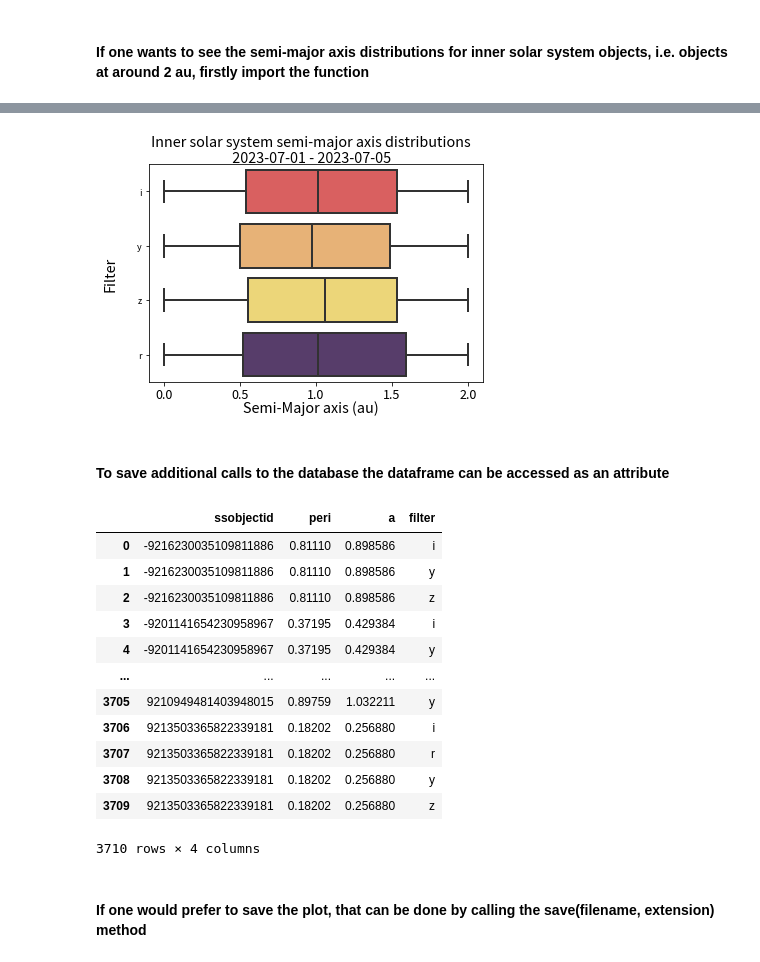
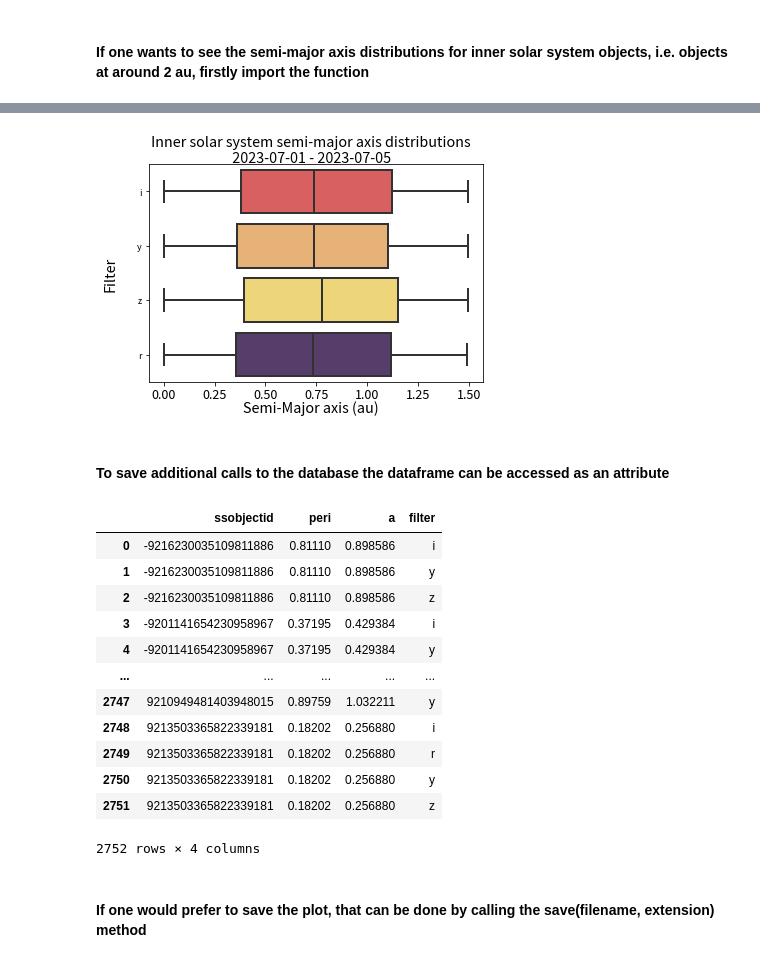
Before and after one commit to QUB-Planet-Lab/LSST_Solar_System_Plotting_Tools, a Jupyter notebook: PlottingTools/Tutorial/examples.ipynb, the cells around one changed output, grey strips where cells are left out. Cells and saved outputs as stored; diff of their text form; code cells hidden in the pictures.

```diff
--- a/PlottingTools/Tutorial/examples.ipynb
+++ b/PlottingTools/Tutorial/examples.ipynb
@@ -17,6 +17,7 @@ example_1 = semi_major_axis(start_time = "2023-07-01", \
                             end_time = "2023-07-05", \
                             plot_type="BOX", \
                             filters=['g','r', 'i', 'z', 'y'], \
-                            max_a = 2, \
+                            min_a = 0,
+                            max_a = 1.5, \
                             title="Inner solar system semi-major axis distributions\n 2023-07-01 - 2023-07-05")
 # %% [output]
@@ -25,4 +26,4 @@ Wall time: 2.56 s
-[figure, old version]
+[figure, new version]
 # %% [markdown]
 #### To save additional calls to the database the dataframe can be accessed as an attribute
 # %%
@@ -35,12 +36,12 @@ example_1.data
 | 3 | -9201141654230958967 | 0.37195 | 0.429384 | i |
 | 4 | -9201141654230958967 | 0.37195 | 0.429384 | y |
 | ... | ... | ... | ... | ... |
-| 3705 | 9210949481403948015 | 0.89759 | 1.032211 | y |
-| 3706 | 9213503365822339181 | 0.18202 | 0.256880 | i |
-| 3707 | 9213503365822339181 | 0.18202 | 0.256880 | r |
-| 3708 | 9213503365822339181 | 0.18202 | 0.256880 | y |
-| 3709 | 9213503365822339181 | 0.18202 | 0.256880 | z |
+| 2747 | 9210949481403948015 | 0.89759 | 1.032211 | y |
+| 2748 | 9213503365822339181 | 0.18202 | 0.256880 | i |
+| 2749 | 9213503365822339181 | 0.18202 | 0.256880 | r |
+| 2750 | 9213503365822339181 | 0.18202 | 0.256880 | y |
+| 2751 | 9213503365822339181 | 0.18202 | 0.256880 | z |
-3710 rows × 4 columns
+2752 rows × 4 columns
 # %% [markdown]
 #### If one would prefer to save the plot, that can  be done by calling the save(filename, extension) method
 # %%
```
Also changed, not shown: parts of 8 cells of this notebook.
